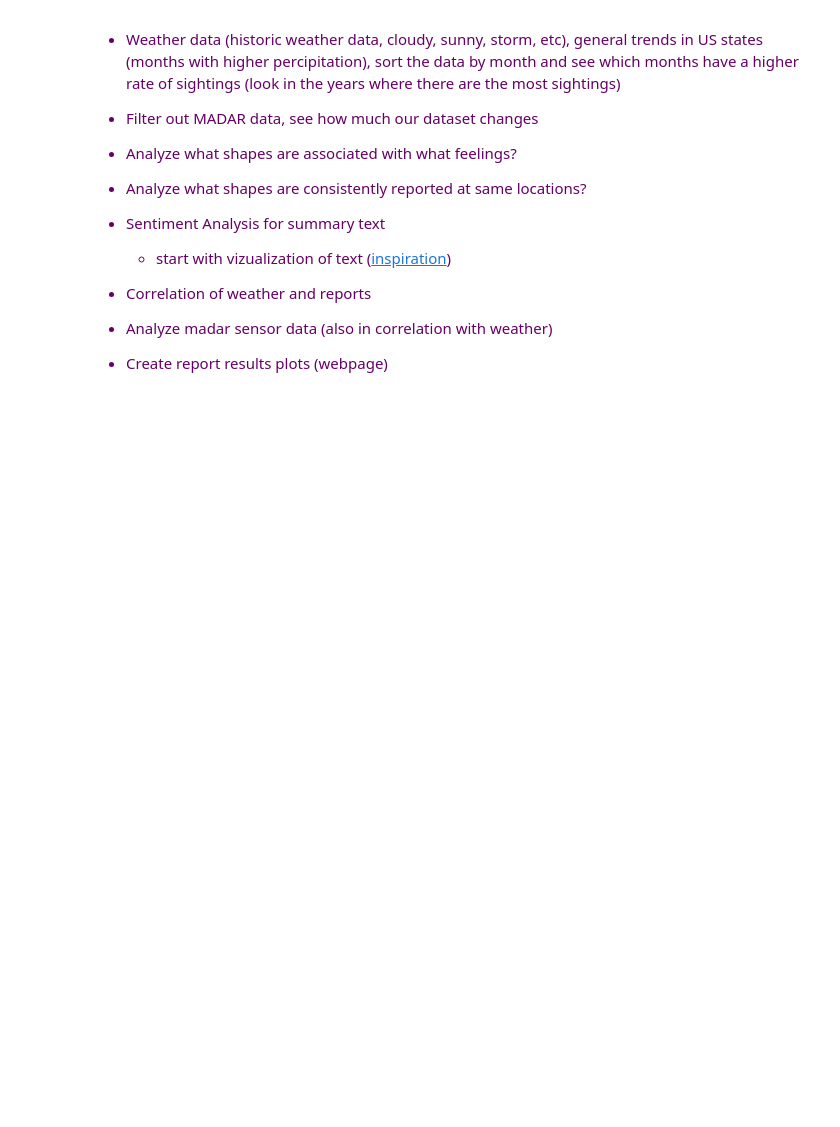
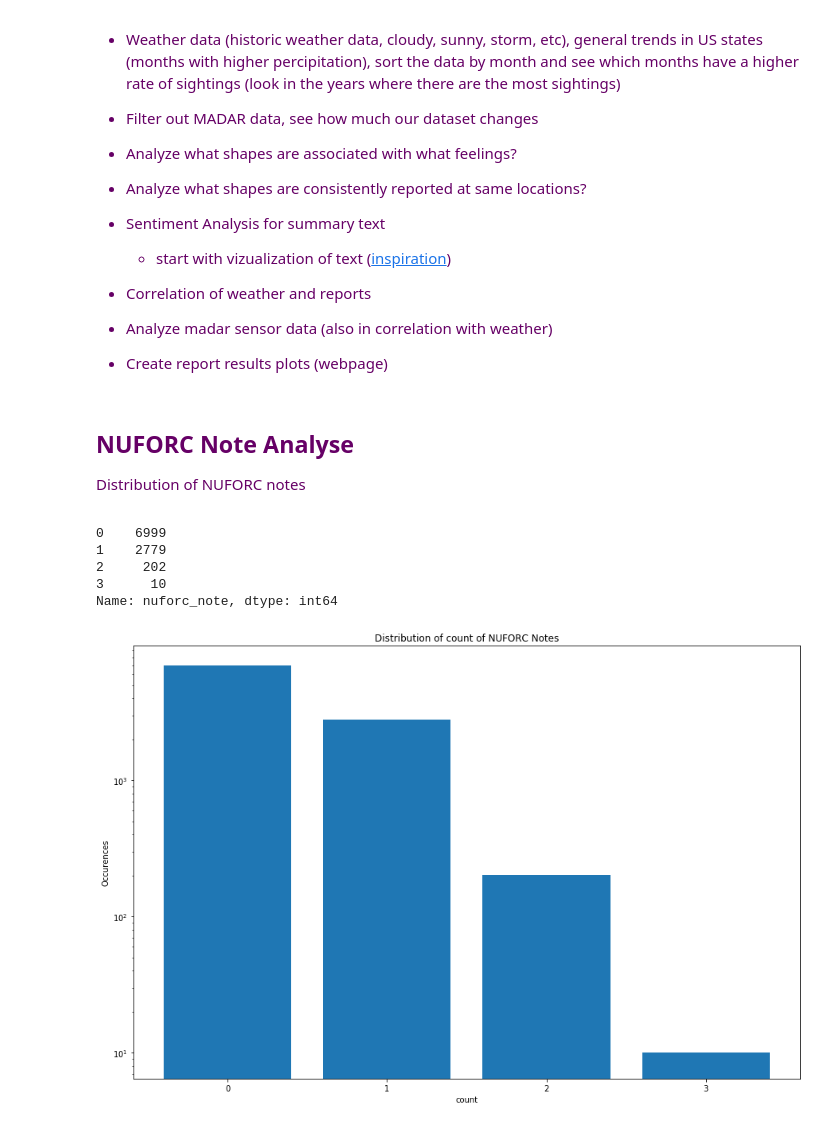
Before and after one commit to kiru/ada_project, a Jupyter notebook: UFO.ipynb, the cells around one changed output. Drawn from its saved outputs; the diff is of its cells as text; code cells hidden in the pictures; blank space fills up the shorter version.

```diff
--- a/UFO.ipynb
+++ b/UFO.ipynb
@@ -173,0 +161,2 @@ done
+# %%
+df_ufo_reports = split_nuforc_notes_from_summary(df_ufo_reports)
@@ -271,3 +256,22 @@ Shape feature has 3894 missing values
 - Correlation of weather and reports
 - Analyze madar sensor data (also in correlation with weather)
 - Create report results plots (webpage)
+# %% [markdown]
+<font color='#660066'>
+
+## NUFORC Note Analyse
+
+Distribution of NUFORC notes
+# %%
+dist = get_noforc_note_count_distribution(df_ufo_reports)
+dist
+# %% [output]
+0    6999
+1    2779
+2     202
+3      10
+Name: nuforc_note, dtype: int64
+# %%
+plot_distribution_of_notes(df_ufo_reports)
+# %% [output]
+[figure, added]
```
Also changed, not shown: parts of 23 cells of this notebook.
